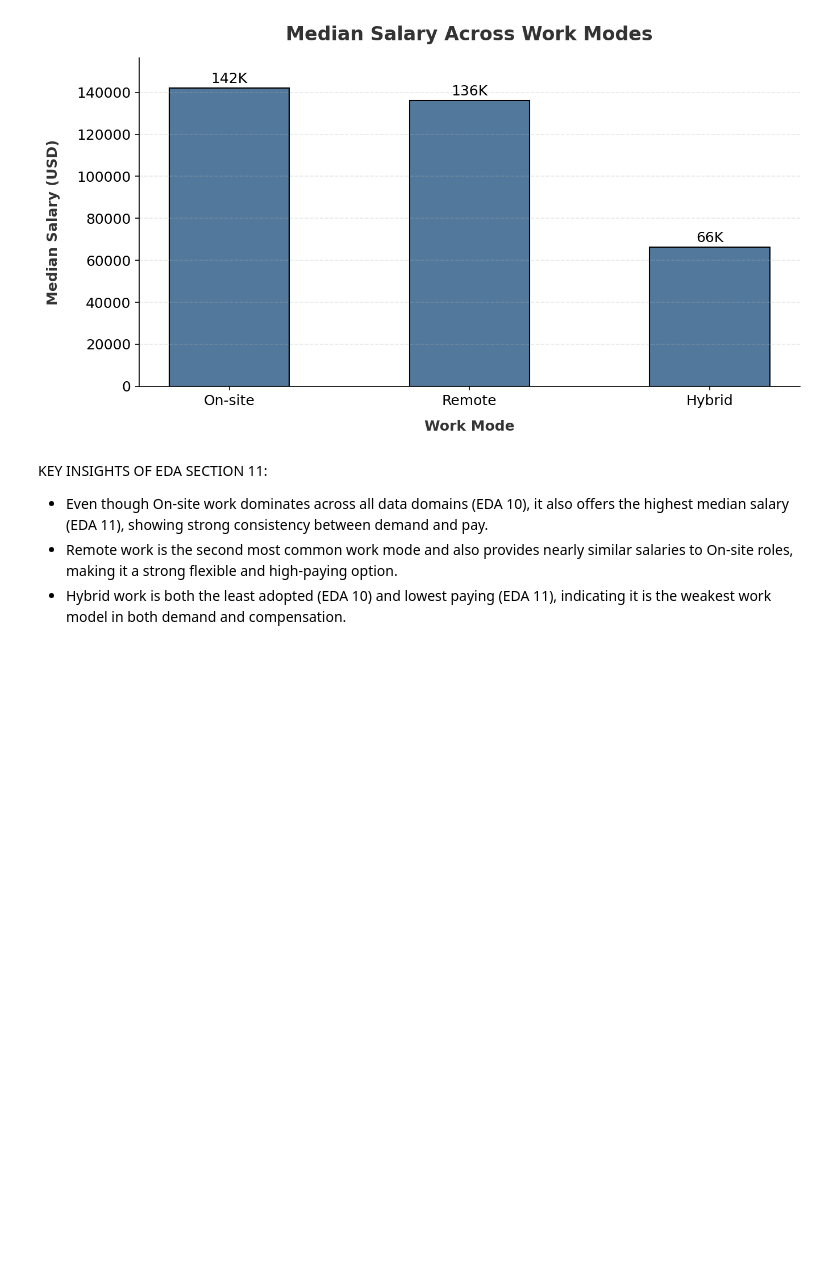
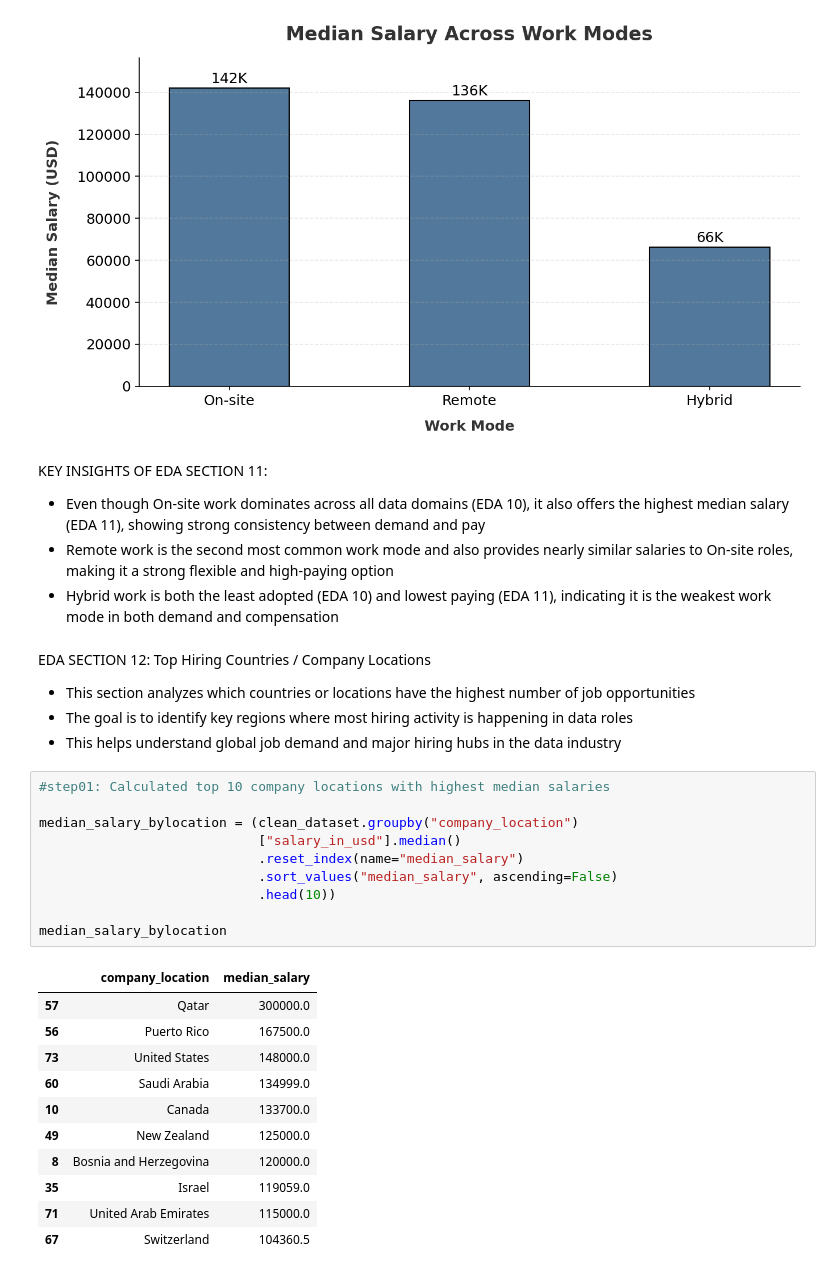
Before and after one commit to Chauhanekta21/Data_Job_Market_Analysis, a Jupyter notebook: main_file.ipynb, the cells around one changed output. Drawn from its saved outputs; the diff is of its cells as text; blank space fills up the shorter version.

Commit message:
Calculated the top 10 company locations with the highest median salaries in data-related jobs

```diff
--- a/main_file.ipynb
+++ b/main_file.ipynb
@@ -1483,6 +1483,34 @@ plt.show()
 # %% [markdown]
 KEY INSIGHTS OF EDA SECTION 11:
 
-- Even though On-site work dominates across all data domains (EDA 10), it also offers the highest median salary (EDA 11), showing strong consistency between demand and pay.
-- Remote work is the second most common work mode and also provides nearly similar salaries to On-site roles, making it a strong flexible and high-paying option.
-- Hybrid work is both the least adopted (EDA 10) and lowest paying (EDA 11), indicating it is the weakest work model in both demand and compensation.
+- Even though On-site work dominates across all data domains (EDA 10), it also offers the highest median salary (EDA 11), showing strong consistency between demand and pay
+- Remote work is the second most common work mode and also provides nearly similar salaries to On-site roles, making it a strong flexible and high-paying option
+- Hybrid work is both the least adopted (EDA 10) and lowest paying (EDA 11), indicating it is the weakest work mode in both demand and compensation
+# %% [markdown]
+EDA SECTION 12: Top Hiring Countries / Company Locations
+
+- This section analyzes which countries or locations have the highest number of job opportunities
+- The goal is to identify key regions where most hiring activity is happening in data roles
+- This helps understand global job demand and major hiring hubs in the data industry
+# %%
+#step01: Calculated top 10 company locations with highest median salaries
+
+median_salary_bylocation = (clean_dataset.groupby("company_location")
+                            ["salary_in_usd"].median()
+                            .reset_index(name="median_salary")
+                            .sort_values("median_salary", ascending=False)
+                            .head(10))
+
+median_salary_bylocation
+# %% [output]
+|  | company_location | median_salary |
+| 57 | Qatar | 300000.0 |
+| 56 | Puerto Rico | 167500.0 |
+| 73 | United States | 148000.0 |
+| 60 | Saudi Arabia | 134999.0 |
+| 10 | Canada | 133700.0 |
+| 49 | New Zealand | 125000.0 |
+| 8 | Bosnia and Herzegovina | 120000.0 |
+| 35 | Israel | 119059.0 |
+| 71 | United Arab Emirates | 115000.0 |
+| 67 | Switzerland | 104360.5 |
```
